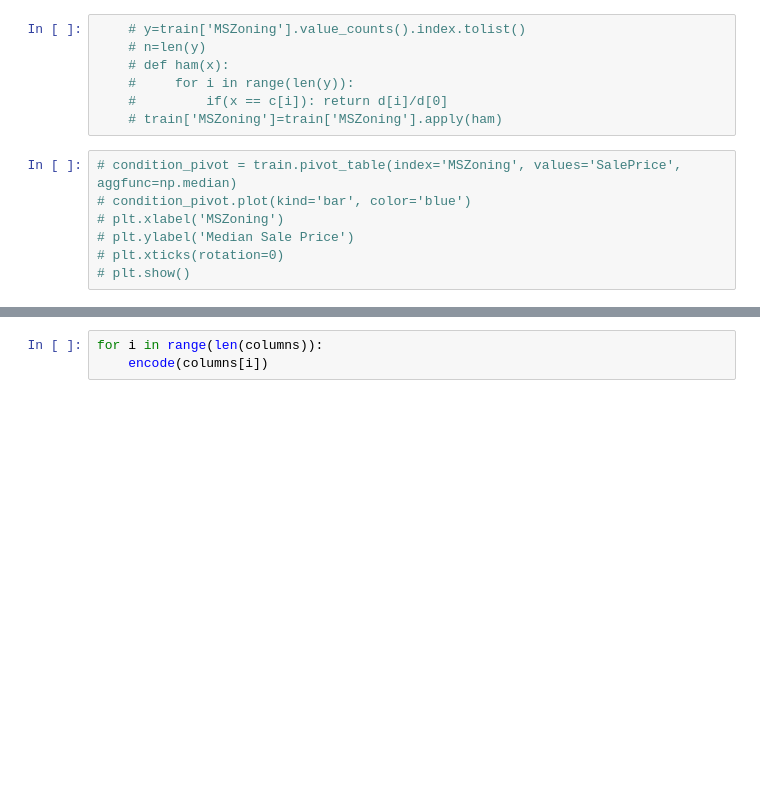
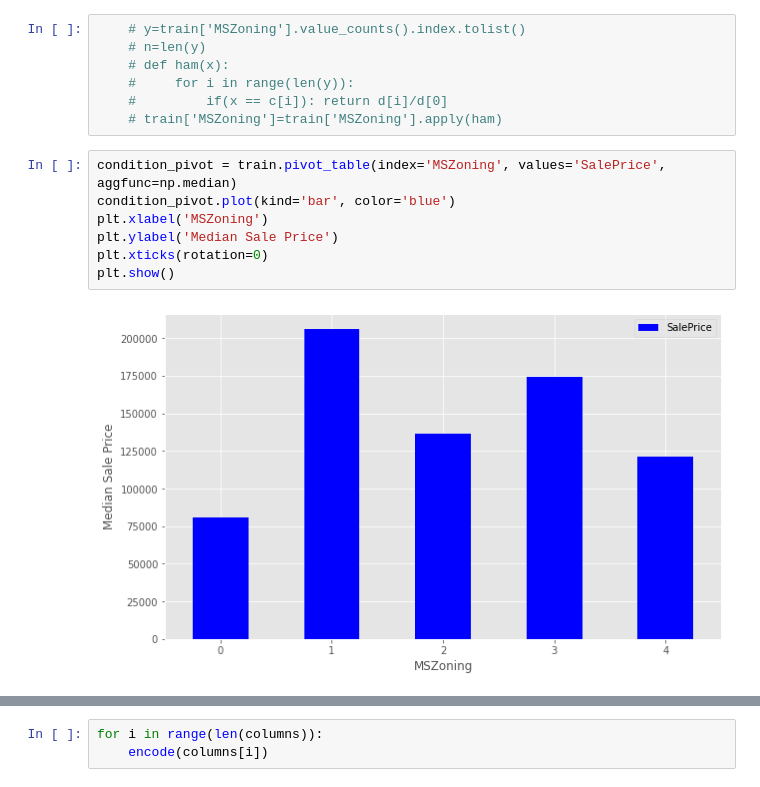
Before and after one commit to nhathoang0110/ml, a Jupyter notebook: index.ipynb, the cells around one changed output, grey strips where cells are left out. Saved outputs shown, nothing was run; the diff lists cells and outputs as text; blank space fills up the shorter version.

```diff
--- a/index.ipynb
+++ b/index.ipynb
@@ -95,9 +154,11 @@ Name: SaleType, dtype: int64
     #         if(x == c[i]): return d[i]/d[0]
     # train['MSZoning']=train['MSZoning'].apply(ham)
 # %%
-# condition_pivot = train.pivot_table(index='MSZoning', values='SalePrice', aggfunc=np.median)
-# condition_pivot.plot(kind='bar', color='blue')
-# plt.xlabel('MSZoning')
-# plt.ylabel('Median Sale Price')
-# plt.xticks(rotation=0)
-# plt.show()
+condition_pivot = train.pivot_table(index='MSZoning', values='SalePrice', aggfunc=np.median)
+condition_pivot.plot(kind='bar', color='blue')
+plt.xlabel('MSZoning')
+plt.ylabel('Median Sale Price')
+plt.xticks(rotation=0)
+plt.show()
+# %% [output]
+[figure, added]
```
Also changed, not shown: parts of 31 cells of this notebook, 8 other files.
